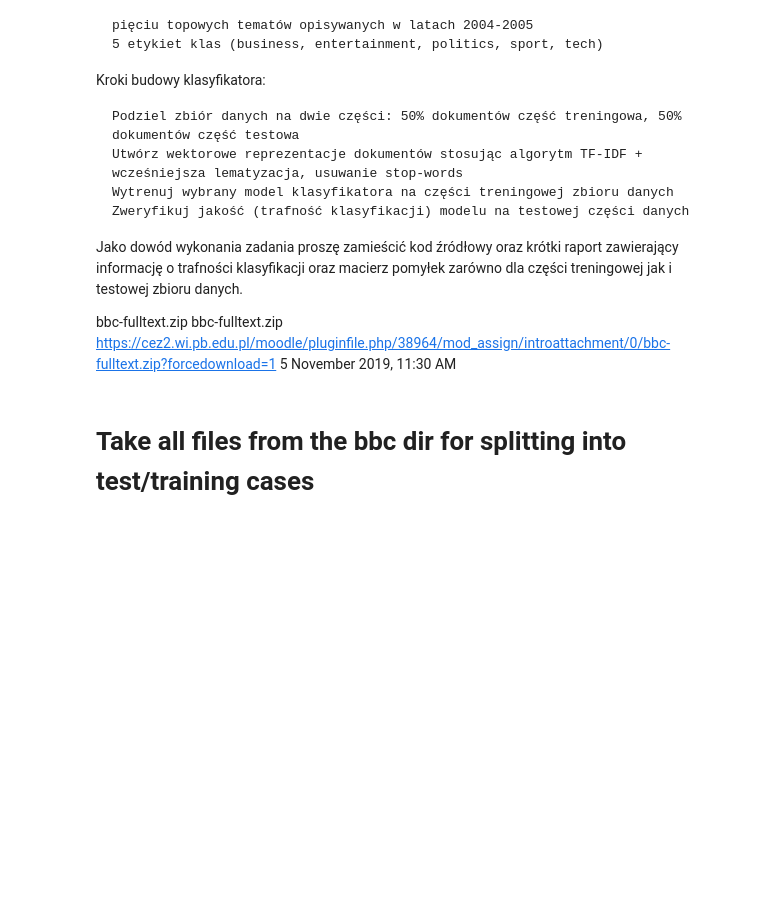
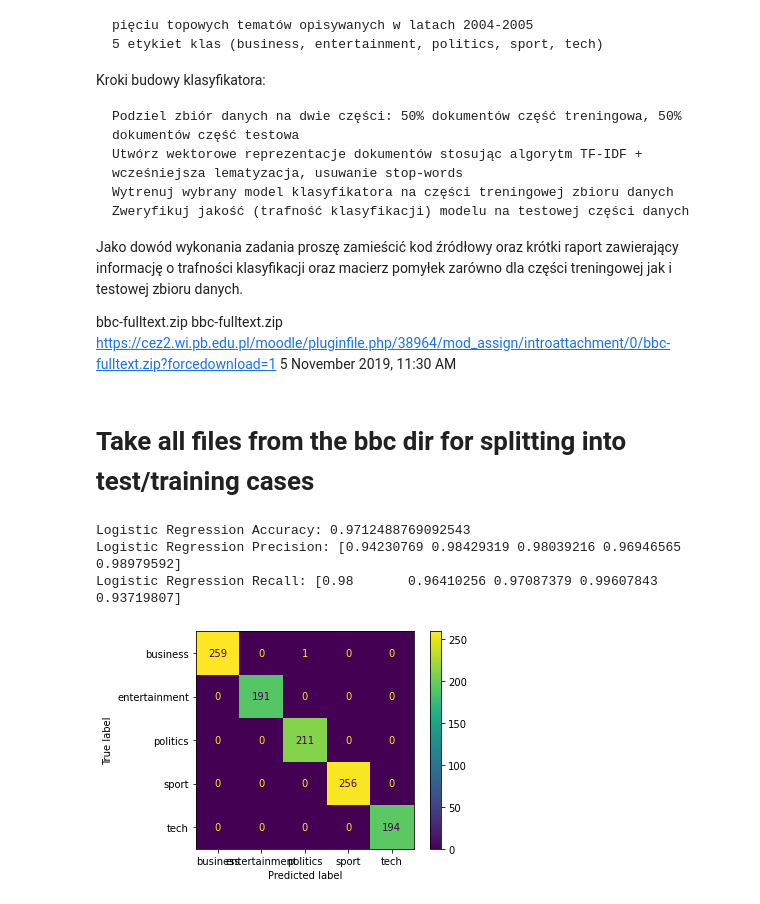
Before and after one commit to 3nuc/studia_mgr_2_sem, a Jupyter notebook: nlp/zad6and7/main.ipynb, the cells around one changed output. Saved outputs shown, nothing was run; the diff lists cells and outputs as text; code cells hidden in the pictures; blank space fills up the shorter version.

```diff
--- a/nlp/zad6and7/main.ipynb
+++ b/nlp/zad6and7/main.ipynb
@@ -36,0 +66,51 @@ tech_text          = get_all_files('./bbc/tech')
+# %%
+#Podziel zbiór danycch na dwie części 50% dokumentów część trengingowa, 50% dokumentów częsć testowa
+X_train, X_test, Y_train, Y_test = train_test_split(x, y, test_size=0.5)
+# %%
+#tf-idf
+def spacy_tokenizer(sentence):
+    mytokens = parser(sentence)
+    mytokens = [ word.lemma_.lower().strip() if word.lemma_ != "-PRON-" else word.lower_ for word in mytokens ]   #lematyzacja
+    mytokens = [ word for word in mytokens if word not in stop_words and word not in punctuations ]   #usuwanie stopwords
+    return mytokens
+tfidf_vector = TfidfVectorizer(tokenizer = spacy_tokenizer)
+# %%
+nlp = spacy.load("en_core_web_sm")
+
+x = [ x[0] for x in docs ]
+y = [ x[1] for x in docs ]
+
+clearData = []
+temp = []
+separator = " "
+
+
+class predictors(TransformerMixin):
+    def transform(self, X, **transform_params):
+        return [clean_text(text) for text in X]
+
+    def fit(self, X, y=None, **fit_params):
+        return self
+
+    def get_params(self, deep=True):
+        return {}
+
+pipe = Pipeline([("cleaner", predictors()),
+                 ('vectorizer', tfidf_vector),
+                 ('classifier', classifier)])
+
+pipe.fit(X_train,Y_train)
+
+predicted = pipe.predict(X_test)
+
+print("Logistic Regression Accuracy:",metrics.accuracy_score(Y_test, predicted))
+print("Logistic Regression Precision:",metrics.precision_score(Y_test, predicted, average = None))
+print("Logistic Regression Recall:",metrics.recall_score(Y_test, predicted, average = None))
+
+summary = classification_report(Y_test, predicted)
+plot = plot_confusion_matrix(pipe, X_train, Y_train)
+# %% [output]
+Logistic Regression Accuracy: 0.9712488769092543
+Logistic Regression Precision: [0.94230769 0.98429319 0.98039216 0.96946565 0.98979592]
+Logistic Regression Recall: [0.98       0.96410256 0.97087379 0.99607843 0.93719807]
+[figure, added]
```
Also changed, not shown: parts of 2 cells of this notebook.
